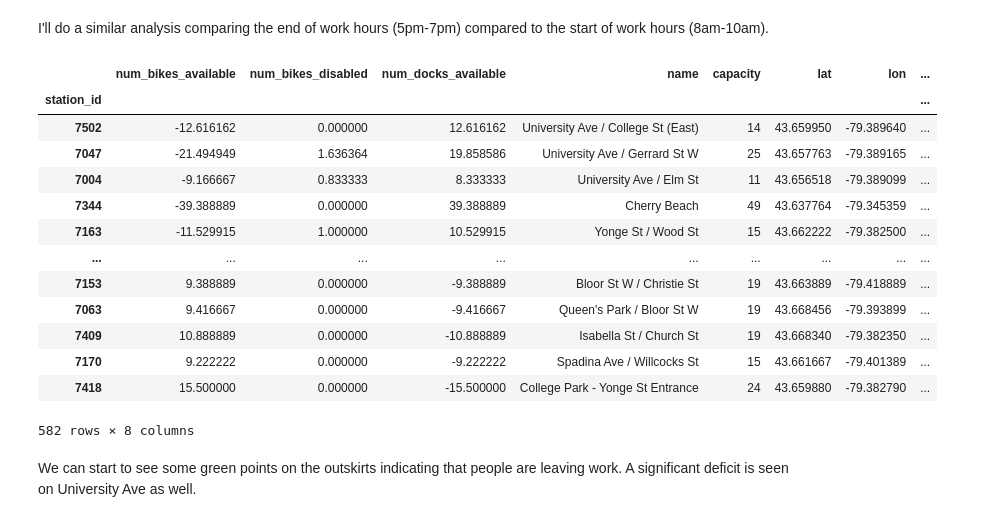
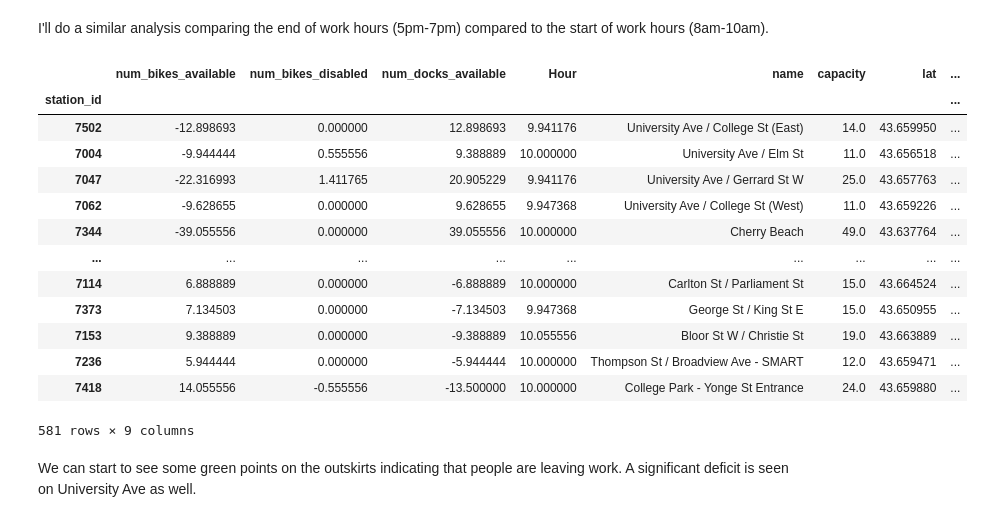
Before and after one commit to richard-tina-wedding/BikeShareTO, a Jupyter notebook: BikeShareTO_Analysis.ipynb, the cells around one changed output. Drawn from its saved outputs; the diff is of its cells as text; code cells hidden in the pictures.

```diff
--- a/BikeShareTO_Analysis.ipynb
+++ b/BikeShareTO_Analysis.ipynb
@@ -88,9 +89,10 @@ I'm going to analyze the difference between bike availability before the beginni
 df = pd.read_sql_query(
     'SELECT * FROM station_status',conn)
 df['last_reported'] = pd.to_datetime(df['last_reported'],unit='s') + pd.Timedelta(hours=-4)
-startHours = (df['last_reported']<'10:00:00') & (df['last_reported']>'8:00:00')
-earlyHours = (df['last_reported']<'6:00:00') & (df['last_reported']>'4:00:00')
-endHours = (df['last_reported']<'19:00:00') & (df['last_reported']>'17:00:00')
+df['Hour'] = df['last_reported'].dt.hour
+startHours = (df['Hour']<=10) & (df['Hour']>=8)
+earlyHours = (df['Hour']<=6) & (df['Hour']>=4)
+endHours = (df['Hour']<=20) & (df['Hour']>=18)
 start_df = df[startHours].groupby(by='station_id').mean()
 end_df = df[endHours].groupby(by='station_id').mean()
 start_df
@@ -175,23 +179,23 @@ I'll do a similar analysis comparing the end of work hours (5pm-7pm) compared to
 # %%
 diff_df = (end_df - start_df).sort_values(by='num_bikes_available').join(stationInfo_df.set_index('station_id')[['name','capacity','lat','lon']])
 diff_df['normalized_change'] = np.rint(diff_df['num_bikes_available']/ diff_df['capacity']*100)
-diff_df = diff_df.sort_values(by='normalized_change')
+diff_df = diff_df.sort_values(by='normalized_change').dropna()
 diff_df
 # %% [output]
-|  | num_bikes_available | num_bikes_disabled | num_docks_available | name | capacity | lat | lon | ... |
+|  | num_bikes_available | num_bikes_disabled | num_docks_available | Hour | name | capacity | lat | ... |
 | station_id |  |  |  |  |  |  |  | ... |
-| 7502 | -12.616162 | 0.000000 | 12.616162 | University Ave / College St (East) | 14 | 43.659950 | -79.389640 | ... |
-| 7047 | -21.494949 | 1.636364 | 19.858586 | University Ave / Gerrard St W | 25 | 43.657763 | -79.389165 | ... |
-| 7004 | -9.166667 | 0.833333 | 8.333333 | University Ave / Elm St | 11 | 43.656518 | -79.389099 | ... |
-| 7344 | -39.388889 | 0.000000 | 39.388889 | Cherry Beach | 49 | 43.637764 | -79.345359 | ... |
-| 7163 | -11.529915 | 1.000000 | 10.529915 | Yonge St / Wood St | 15 | 43.662222 | -79.382500 | ... |
+| 7502 | -12.898693 | 0.000000 | 12.898693 | 9.941176 | University Ave / College St (East) | 14.0 | 43.659950 | ... |
+| 7004 | -9.944444 | 0.555556 | 9.388889 | 10.000000 | University Ave / Elm St | 11.0 | 43.656518 | ... |
+| 7047 | -22.316993 | 1.411765 | 20.905229 | 9.941176 | University Ave / Gerrard St W | 25.0 | 43.657763 | ... |
+| 7062 | -9.628655 | 0.000000 | 9.628655 | 9.947368 | University Ave / College St (West) | 11.0 | 43.659226 | ... |
+| 7344 | -39.055556 | 0.000000 | 39.055556 | 10.000000 | Cherry Beach | 49.0 | 43.637764 | ... |
 | ... | ... | ... | ... | ... | ... | ... | ... | ... |
-| 7153 | 9.388889 | 0.000000 | -9.388889 | Bloor St W / Christie St | 19 | 43.663889 | -79.418889 | ... |
-| 7063 | 9.416667 | 0.000000 | -9.416667 | Queen's Park / Bloor St W | 19 | 43.668456 | -79.393899 | ... |
-| 7409 | 10.888889 | 0.000000 | -10.888889 | Isabella St / Church St | 19 | 43.668340 | -79.382350 | ... |
-| 7170 | 9.222222 | 0.000000 | -9.222222 | Spadina Ave / Willcocks St | 15 | 43.661667 | -79.401389 | ... |
-| 7418 | 15.500000 | 0.000000 | -15.500000 | College Park - Yonge St Entrance | 24 | 43.659880 | -79.382790 | ... |
+| 7114 | 6.888889 | 0.000000 | -6.888889 | 10.000000 | Carlton St / Parliament St | 15.0 | 43.664524 | ... |
+| 7373 | 7.134503 | 0.000000 | -7.134503 | 9.947368 | George St / King St E | 15.0 | 43.650955 | ... |
+| 7153 | 9.388889 | 0.000000 | -9.388889 | 10.055556 | Bloor St W / Christie St | 19.0 | 43.663889 | ... |
+| 7236 | 5.944444 | 0.000000 | -5.944444 | 10.000000 | Thompson St / Broadview Ave - SMART | 12.0 | 43.659471 | ... |
+| 7418 | 14.055556 | -0.555556 | -13.500000 | 10.000000 | College Park - Yonge St Entrance | 24.0 | 43.659880 | ... |
-582 rows × 8 columns
+581 rows × 9 columns
 # %% [markdown]
 We can start to see some green points on the outskirts indicating that people are leaving work. A significant deficit is seen on University Ave as well.
 # %%
```
Also changed, not shown: parts of 18 cells of this notebook, 4 other files.
